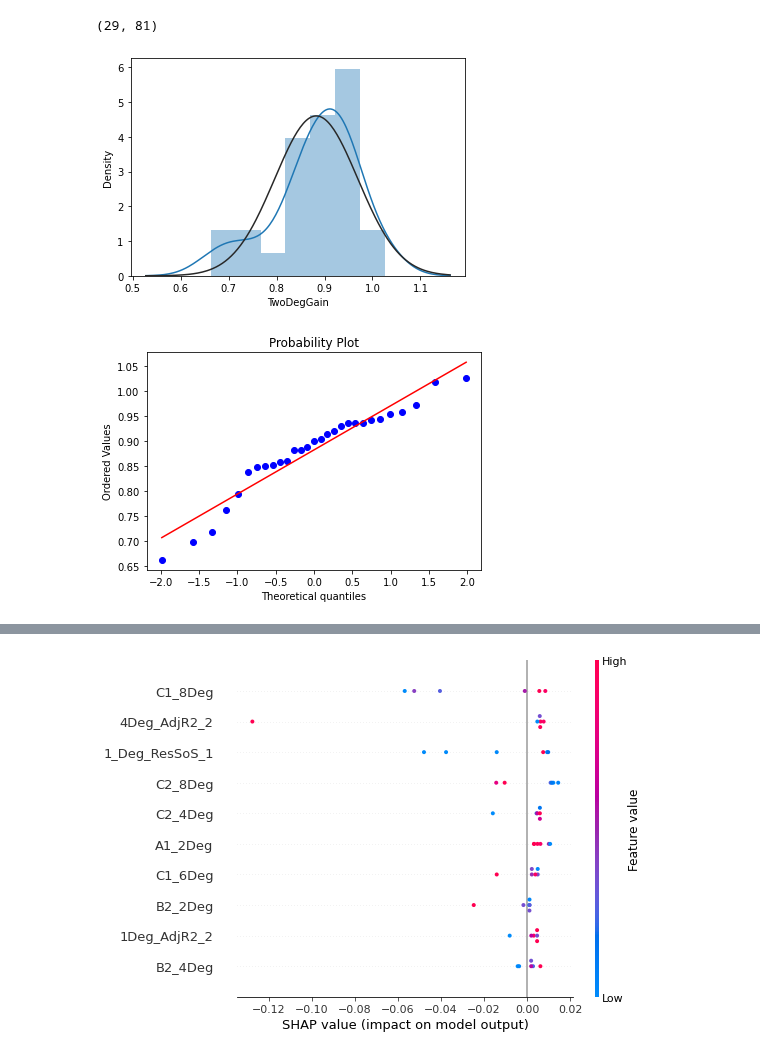
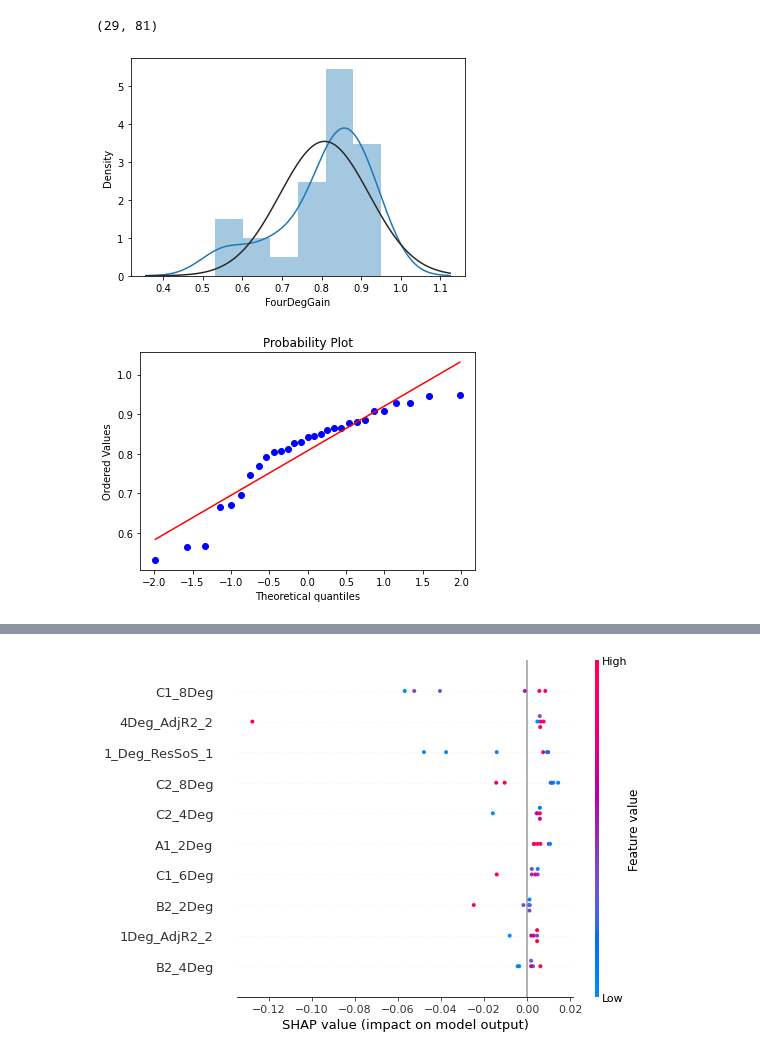
Before and after one commit to jamesleocodes/eye_movement, a Jupyter notebook: models/xgb_reg_four.ipynb, the cells around one changed output, grey strips where cells are left out. Cells and saved outputs as stored; diff of their text form; code cells hidden in the pictures.

```diff
--- a/models/xgb_reg_four.ipynb
+++ b/models/xgb_reg_four.ipynb
@@ -221,7 +221,7 @@ EightDegGain = np.array([
 # gain = pd.DataFrame({'OneDegGain':OneDegGain,'TowDegGain':TowDegGain,'FourDegGain':FourDegGain,
 #                     'SixDegGain':SixDegGain,'EightDegGain':EightDegGain})
 gain = pd.DataFrame({
-                     'TwoDegGain':TwoDegGain
+                     'FourDegGain':FourDegGain
 })
 # %%
 # Standardization
@@ -320,15 +320,15 @@ X_train, X_test, y_train, y_test = train_test_split(x,y, test_size=0.3, random_s
 # %%
 from scipy.stats import norm
 from scipy import stats
 import seaborn as sns
-sns.distplot(data_gain['TwoDegGain'],fit=norm)
+sns.distplot(data_gain['FourDegGain'],fit=norm)
 plt.show()
 # %% [output]
-[figure, old version]
+[figure, new version]
 # %%
-res = stats.probplot(data_gain['TwoDegGain'],plot=plt)
+res = stats.probplot(data_gain['FourDegGain'],plot=plt)
 # %% [output]
-[figure, old version]
+[figure, new version]
 # %%
 # Define a objective function
 def hyperparameter_tuning(params):
```
Also changed, not shown: parts of 3 cells of this notebook, 2 other files.
